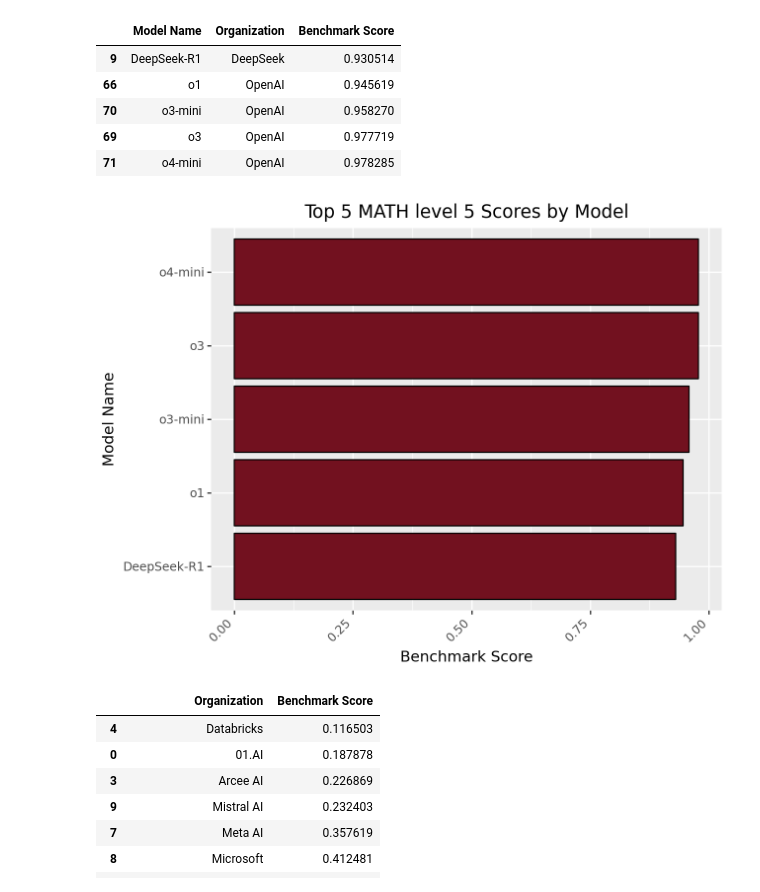
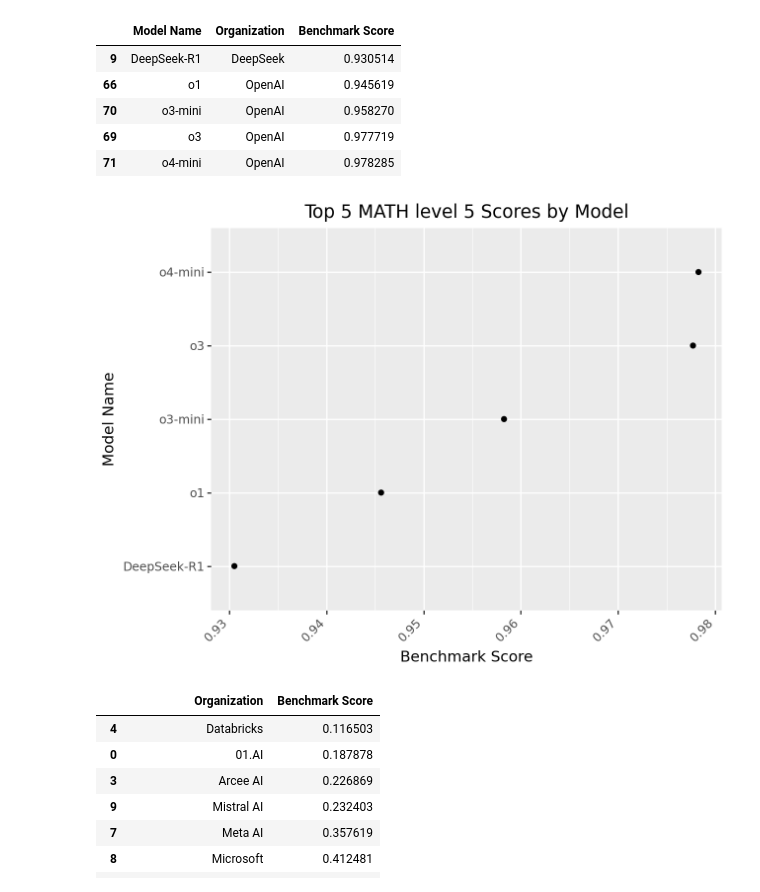
Before and after one commit to VinodGeorge24/AI_Benchmark, a Jupyter notebook: Final Project.ipynb, the cells around one changed output. Cells and saved outputs as stored; diff of their text form; code cells hidden in the pictures.

```diff
--- a/Final Project.ipynb
+++ b/Final Project.ipynb
@@ -124,11 +126,11 @@ math5
 | 69 | o3 | OpenAI | 0.977719 |
 | 71 | o4-mini | OpenAI | 0.978285 |
 # %%
-from plotnine import ggplot, aes, geom_bar, theme, element_text, coord_flip
+from plotnine import ggplot, aes, geom_point, theme, element_text, coord_flip
 
-ggplot(math5) + aes(x="Model Name", y="Benchmark Score") + geom_bar(stat="identity", fill="#72111F", color="black") + theme(axis_text_x=element_text(angle=45, hjust=1)) + labs(title='Top 5 MATH level 5 Scores by Model') + coord_flip()
+ggplot(math5) + aes(x="Model Name", y="Benchmark Score") + geom_point() + theme(axis_text_x=element_text(angle=45, hjust=1)) + labs(title='Top 5 MATH level 5 Scores by Model') + coord_flip()
 # %% [output]
-[figure, old version]
+[figure, new version]
 # %%
 org_math = math.groupby('Organization')['Benchmark Score'].mean().reset_index()
 org_math = org_math.sort_values(by='Benchmark Score', ascending=True)
```
Also changed, not shown: parts of 3 cells of this notebook.
